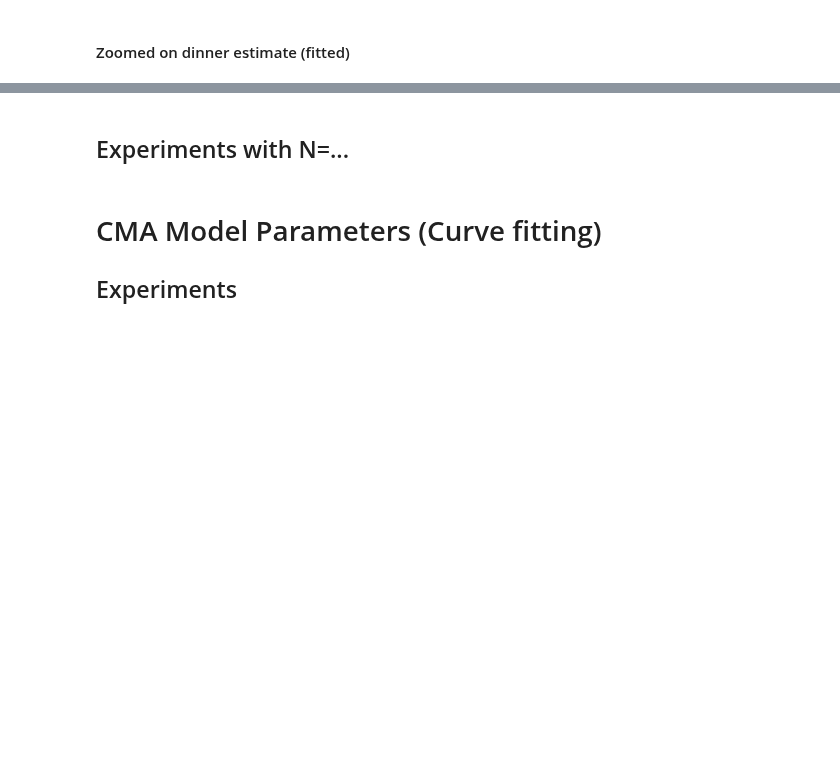
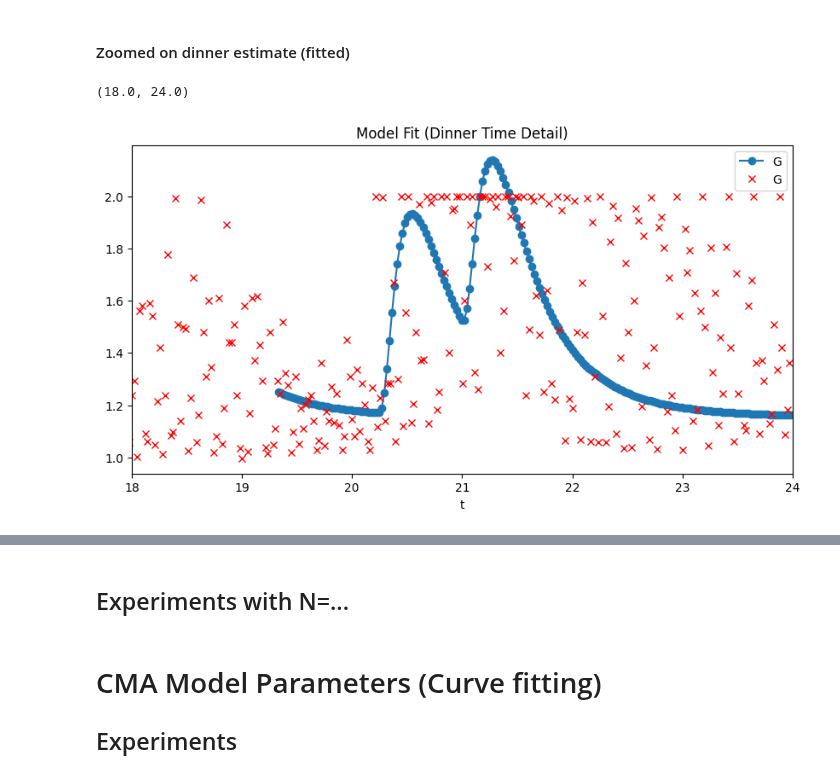
Before and after one commit to pfun-health/pfun-cma-model, a Jupyter notebook: examples/notebooks/cma-model-modular-demos.ipynb, the cells around one changed output, grey strips where cells are left out. Cells and saved outputs as stored; diff of their text form; code cells hidden in the pictures; blank space fills up the shorter version.

```diff
--- a/examples/notebooks/cma-model-modular-demos.ipynb
+++ b/examples/notebooks/cma-model-modular-demos.ipynb
@@ -98,7 +209,20 @@ result.soln.plot(
 # %% [markdown]
 #### Zoomed on dinner estimate (fitted)
 # %%
-result.soln.iloc[-200:, :].plot(x='t', y=['G'], figsize=(10, 5), linestyle='-', marker='o')
+ax = result.soln.iloc[-200:, :].plot(x='t', y=['G'], figsize=(10, 5), linestyle='-', marker='o')
+result.formatted_data.plot(
+    x='t',
+    y=['G'],
+    ax=ax,
+    linestyle='',
+    marker='x',
+    color='red',
+    title='Model Fit (Dinner Time Detail)',
+)
+ax.set_xlim(18, 24)
+# %% [output]
+(18.0, 24.0)
+[figure, added]
 # %%
 from pfun_cma_model.engine.cma_plot import CMAPlotConfig
 
```
Also changed, not shown: parts of 14 cells of this notebook, 20 other files.
